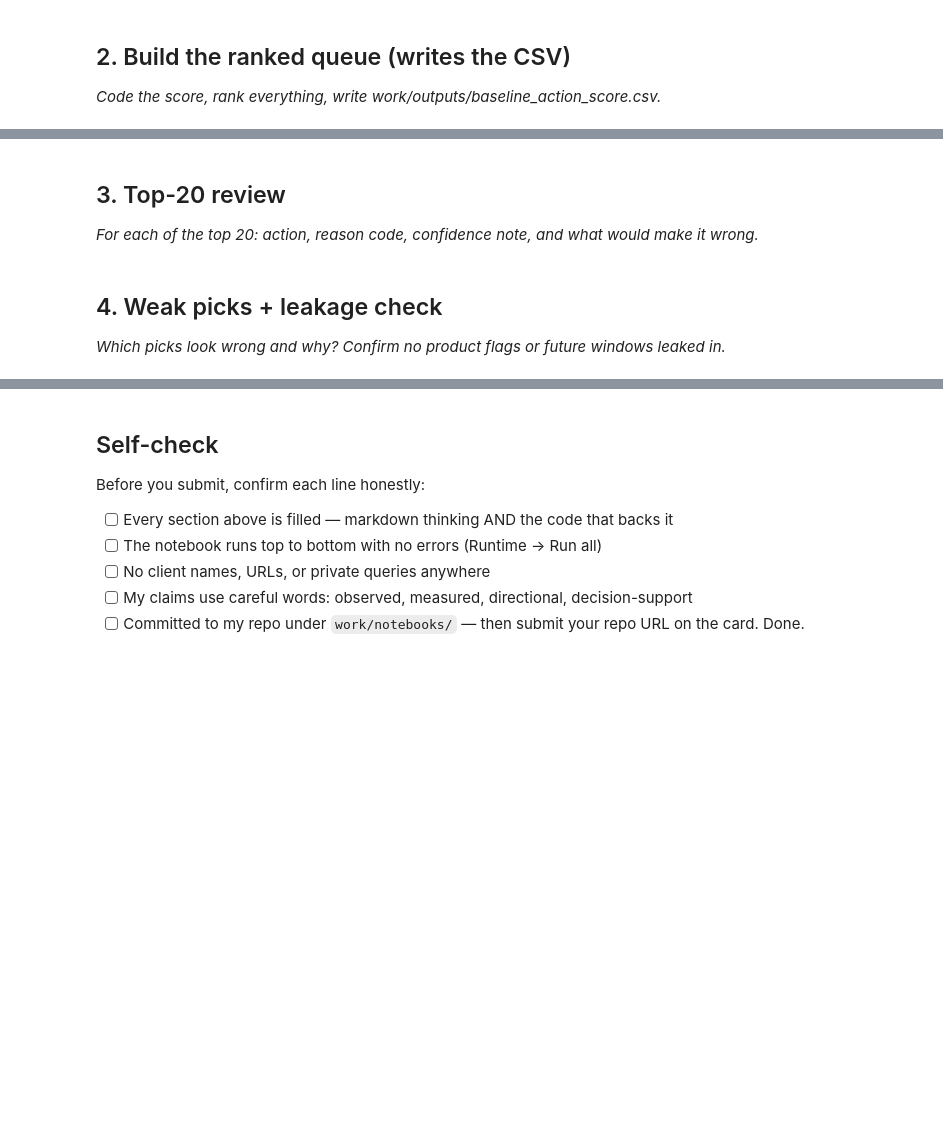
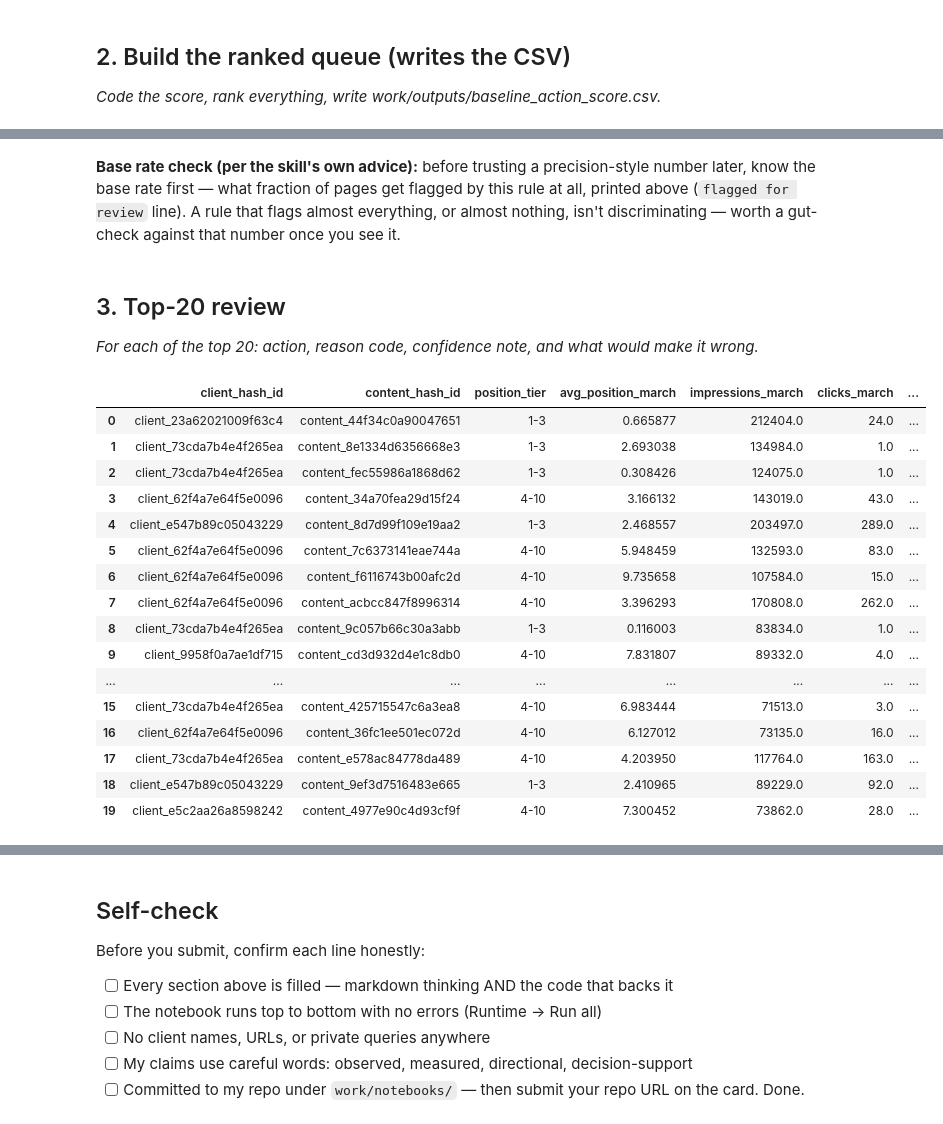
Before and after one commit to Hafiz-Taha-Hussain/Flyrank-Work, a Jupyter notebook: work/notebooks/w04_baseline_score.ipynb, the cells around one changed output, grey strips where cells are left out. Cells and saved outputs as stored; diff of their text form; code cells hidden in the pictures; blank space fills up the shorter version.

```diff
--- a/work/notebooks/w04_baseline_score.ipynb
+++ b/work/notebooks/w04_baseline_score.ipynb
@@ -16,0 +193,33 @@ This skeleton is yours to fill. Work the sections **in order** — each one has
+# %%
+import os
+
+queue = features.copy()
+
+has_demand = queue["impressions_march"] >= 100
+
+# Baseline computed ONLY from pages that already have real demand — the median/mean
+# across ALL pages collapses to ~0 because most pages get zero clicks, which isn't a
+# useful baseline for "what a decently-trafficked page at this position gets."
+tier_baseline_ctr = (
+    queue.loc[has_demand].groupby("position_tier")["ctr_march"].mean()
+)
+queue["tier_baseline_ctr"] = queue["position_tier"].map(tier_baseline_ctr)
+
+queue["expected_clicks"] = queue["impressions_march"] * queue["tier_baseline_ctr"]
+queue["missed_clicks"] = (queue["expected_clicks"] - queue["clicks_march"]).clip(lower=0)
+
+queue["score"] = np.where(has_demand, queue["missed_clicks"], 0.0)
+queue["reason_code"] = np.where(
+    queue["score"] > 0, "ctr_underperforming_for_position_tier", "no_flag"
+)
+queue["action"] = np.where(queue["score"] > 0, "review_for_ctr_fix", "monitor")
+
+ranked = queue.sort_values("score", ascending=False).reset_index(drop=True)
+
+os.makedirs("../outputs", exist_ok=True)
+out_path = "../outputs/baseline_action_score.csv"
+ranked.to_csv(out_path, index=False)
+
+print(f"wrote {len(ranked)} rows to {out_path}")
+print(f"flagged for review: {(ranked['score'] > 0).sum()} of {len(ranked)}")
+ranked.head(10)
@@ -17,8 +240,36 @@ This skeleton is yours to fill. Work the sections **in order** — each one has
+# %% [markdown]
+**Base rate check (per the skill's own advice):** before trusting a precision-style
+number later, know the base rate first — what fraction of pages get flagged by this rule at
+all, printed above (`flagged for review` line). A rule that flags almost everything, or
+almost nothing, isn't discriminating — worth a gut-check against that number once you see
+it.
 # %% [markdown]
 ## 3. Top-20 review
 
 *For each of the top 20: action, reason code, confidence note, and what would make it wrong.*
-# %% [markdown]
-## 4. Weak picks + leakage check
-
-*Which picks look wrong and why? Confirm no product flags or future windows leaked in.*
+# %%
+review_cols = [
+    "client_hash_id", "content_hash_id", "position_tier", "avg_position_march",
+    "impressions_march", "clicks_march", "ctr_march", "tier_baseline_ctr",
+    "missed_clicks", "score", "reason_code", "action",
+]
+top20 = ranked.head(20)[review_cols]
+top20
+# %% [output]
+|  | client_hash_id | content_hash_id | position_tier | avg_position_march | impressions_march | clicks_march | ... |
+| 0 | client_23a62021009f63c4 | content_44f34c0a90047651 | 1-3 | 0.665877 | 212404.0 | 24.0 | ... |
+| 1 | client_73cda7b4e4f265ea | content_8e1334d6356668e3 | 1-3 | 2.693038 | 134984.0 | 1.0 | ... |
+| 2 | client_73cda7b4e4f265ea | content_fec55986a1868d62 | 1-3 | 0.308426 | 124075.0 | 1.0 | ... |
+| 3 | client_62f4a7e64f5e0096 | content_34a70fea29d15f24 | 4-10 | 3.166132 | 143019.0 | 43.0 | ... |
+| 4 | client_e547b89c05043229 | content_8d7d99f109e19aa2 | 1-3 | 2.468557 | 203497.0 | 289.0 | ... |
+| 5 | client_62f4a7e64f5e0096 | content_7c6373141eae744a | 4-10 | 5.948459 | 132593.0 | 83.0 | ... |
+| 6 | client_62f4a7e64f5e0096 | content_f6116743b00afc2d | 4-10 | 9.735658 | 107584.0 | 15.0 | ... |
+| 7 | client_62f4a7e64f5e0096 | content_acbcc847f8996314 | 4-10 | 3.396293 | 170808.0 | 262.0 | ... |
+| 8 | client_73cda7b4e4f265ea | content_9c057b66c30a3abb | 1-3 | 0.116003 | 83834.0 | 1.0 | ... |
+| 9 | client_9958f0a7ae1df715 | content_cd3d932d4e1c8db0 | 4-10 | 7.831807 | 89332.0 | 4.0 | ... |
+| ... | ... | ... | ... | ... | ... | ... | ... |
+| 15 | client_73cda7b4e4f265ea | content_425715547c6a3ea8 | 4-10 | 6.983444 | 71513.0 | 3.0 | ... |
+| 16 | client_62f4a7e64f5e0096 | content_36fc1ee501ec072d | 4-10 | 6.127012 | 73135.0 | 16.0 | ... |
+| 17 | client_73cda7b4e4f265ea | content_e578ac84778da489 | 4-10 | 4.203950 | 117764.0 | 163.0 | ... |
+| 18 | client_e547b89c05043229 | content_9ef3d7516483e665 | 1-3 | 2.410965 | 89229.0 | 92.0 | ... |
+| 19 | client_e5c2aa26a8598242 | content_4977e90c4d93cf9f | 4-10 | 7.300452 | 73862.0 | 28.0 | ... |
```
Also changed, not shown: parts of 14 cells of this notebook.
